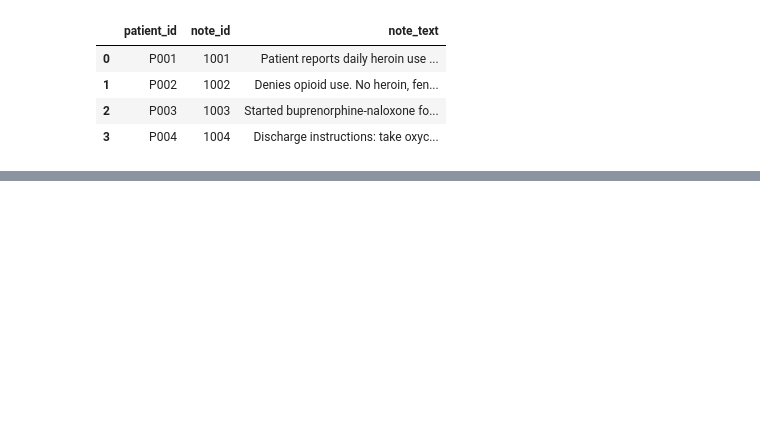
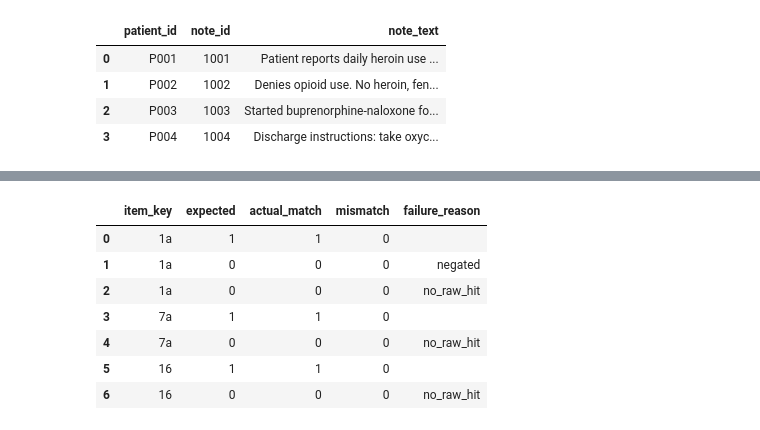
Before and after one commit to quantitativenurse/sud-regex, a Jupyter notebook: sudregex_tutorial_notebook.ipynb, the cells around one changed output, grey strips where cells are left out. Cells and saved outputs as stored; diff of their text form; code cells hidden in the pictures; blank space fills up the shorter version.

```diff
--- a/sudregex_tutorial_notebook.ipynb
+++ b/sudregex_tutorial_notebook.ipynb
@@ -103,0 +338,13 @@ previews_df shape: (0, 6)
+# %%
+# Run validation
+# substance_terms filters to only fire when a substance term is nearby
+detailed, by_item = validate_pattern_library(
+    pattern_library=pattern_library,
+    examples=val_df,
+    substance_terms=termslist["opioid_terms"],
+)
+
+print("Validation complete.")
+print()
+print("Per-item summary:")
+print(by_item.to_string(index=False))
@@ -104,3 +360,20 @@ previews_df shape: (0, 6)
+# %%
+# The detailed output shows exactly what happened for each example
+# failure_reason tells you WHY a match was suppressed:
+#   negated        — negation cue found to the left
+#   needs_substance — no substance term found nearby
+#   common_fp       — a known false-positive term was found nearby
+#   no_raw_hit      — the pattern did not match at all
+detailed[["item_key", "expected", "actual_match", "mismatch", "failure_reason"]]
+# %% [output]
+|  | item_key | expected | actual_match | mismatch | failure_reason |
+| 0 | 1a | 1 | 1 | 0 |  |
+| 1 | 1a | 0 | 0 | 0 | negated |
+| 2 | 1a | 0 | 0 | 0 | no_raw_hit |
+| 3 | 7a | 1 | 1 | 0 |  |
+| 4 | 7a | 0 | 0 | 0 | no_raw_hit |
+| 5 | 16 | 1 | 1 | 0 |  |
+| 6 | 16 | 0 | 0 | 0 | no_raw_hit |
 # %%
 result_df.head()
 # %% [output]
```
Also changed, not shown: parts of 56 cells of this notebook, 11 other files.
